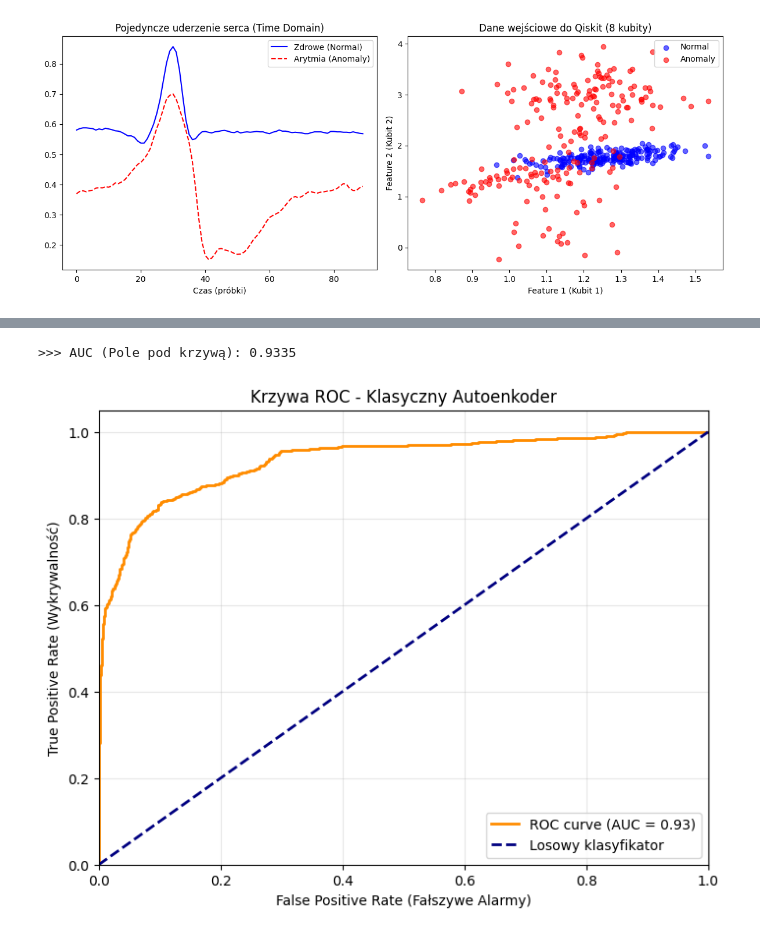
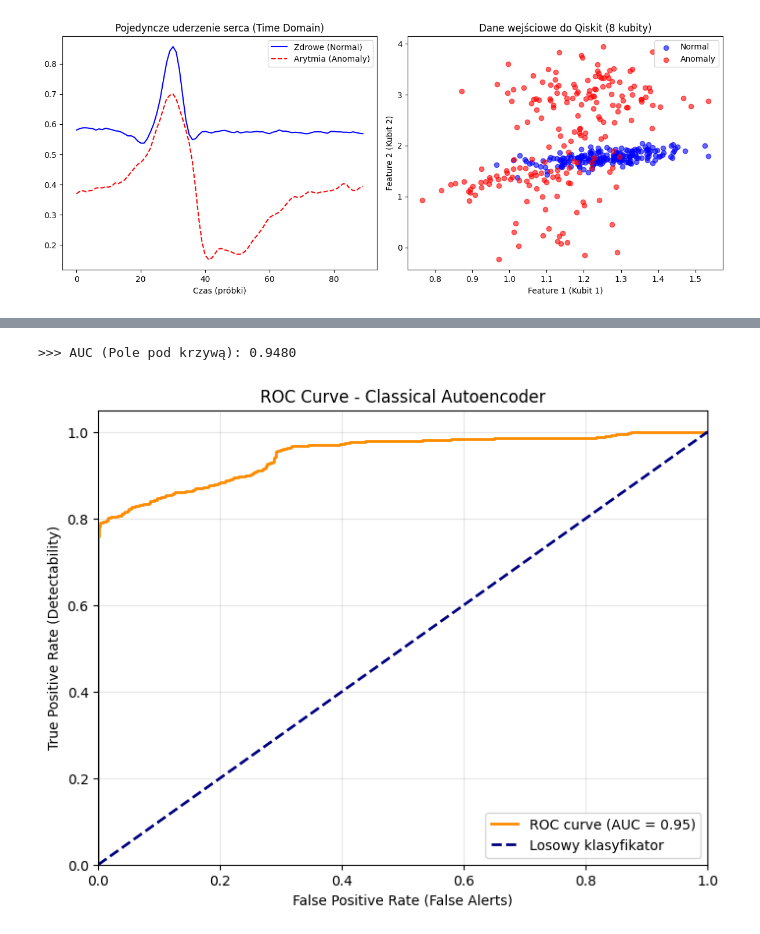
Before and after one commit to marcelbiezunski/quantum_ecg_autoencoder, a Jupyter notebook: autoencoder_baseline.ipynb, the cells around one changed output, grey strips where cells are left out. Saved outputs shown, nothing was run; the diff lists cells and outputs as text; code cells hidden in the pictures.

```diff
--- a/autoencoder_baseline.ipynb
+++ b/autoencoder_baseline.ipynb
@@ -233,15 +233,9 @@ GOTOWE! Możesz teraz uruchomić skrypt z Qiskit.
 >>> Generowanie wykresu kontrolnego...
 [figure]
 # %%
-import numpy as np
-import matplotlib.pyplot as plt
-import seaborn as sns
-from sklearn.neural_network import MLPRegressor
-from sklearn.metrics import accuracy_score, confusion_matrix
-
 # --- KONFIGURACJA (Taka sama jak w Quantum) ---
 INPUT_DIM = 8       # Odpowiednik 8 kubitów
-HIDDEN_DIM = 4      # Odpowiednik kompresji
+HIDDEN_DIM = 2      # Odpowiednik kompresji
 LIMIT_SAMPLES = 600 # Zmień na 100, 300, 600 w kolejnych testach
 
 print(f">>> START: KLASYCZNY AUTOENKODER (Input: {INPUT_DIM} -> Hidden: {HIDDEN_DIM} -> Output: {INPUT_DIM})")
@@ -299,10 +293,10 @@ mse_anomaly = get_reconstruction_error(test_anomaly)
 
 # 5. Wizualizacja Histogramu (Porównaj to z wykresem z IBM!)
 plt.figure(figsize=(10, 5))
-plt.hist(mse_normal, bins=30, alpha=0.7, color='blue', label='Zdrowe (Normal)', density=True)
-plt.hist(mse_anomaly, bins=30, alpha=0.7, color='red', label='Arytmia (Anomaly)', density=True)
-plt.title(f"Klasyczny Autoenkoder (8 neuronów -> 4 neurony)")
-plt.xlabel("Błąd Rekonstrukcji (MSE)")
+plt.hist(mse_normal, bins=30, alpha=0.7, color='blue', label='Healthy (Normal)', density=True)
+plt.hist(mse_anomaly, bins=30, alpha=0.7, color='red', label='Arrhythmia (Anomaly)', density=True)
+plt.title(f"Classical Autoencoder (8 neurons -> 4 neurons)")
+plt.xlabel("Reconstruction Error (MSE)")
 plt.legend()
 plt.grid(alpha=0.3)
 plt.savefig("classical_histogram.png")
@@ -339,8 +333,8 @@ print(f"    Dokładność (Accuracy): {acc:.2%}")
 # Macierz Pomyłek
 plt.figure(figsize=(5, 4))
 sns.heatmap(cm, annot=True, fmt='d', cmap='Greens', cbar=False,
-            xticklabels=['Pred: Zdrowe', 'Pred: Arytmia'],
-            yticklabels=['Prawda: Zdrowe', 'Prawda: Arytmia'])
+            xticklabels=['Prediction: Healthy', 'Prediction: Arrhythmia'],
+            yticklabels=['Actual: Healthy', 'Actual: Arrhythmia'])
 plt.title(f'Classical Confusion Matrix\nAcc: {acc:.1%}')
 plt.tight_layout()
 plt.savefig("classical_confusion_matrix.png")
@@ -361,8 +355,4 @@ plt.show()
 # %%
-from sklearn.metrics import roc_curve, auc
-import matplotlib.pyplot as plt
-import numpy as np
-
 # --- 1. Przygotowanie Danych do ROC ---
 # Musimy połączyć wyniki w jeden długi wektor
 y_scores = np.concatenate([mse_normal, mse_anomaly])
@@ -372,35 +362,35 @@ y_true = np.concatenate([np.zeros(len(mse_normal)), np.ones(len(mse_anomaly))])
 
 # --- 2. Obliczenie Krzywej ROC ---
 # Funkcja zwraca:
 # fpr = False Positive Rate (Ile razy fałszywie wszczęliśmy alarm)
 # tpr = True Positive Rate (Ile razy poprawnie wykryliśmy chorobę)
 fpr, tpr, thresholds = roc_curve(y_true, y_scores)
 
 # --- 3. Obliczenie AUC (Area Under Curve) ---
 # To jest ta jedna liczba, którą wpisujesz do tabelki (np. 0.95)
 roc_auc = auc(fpr, tpr)
 print(f">>> AUC (Pole pod krzywą): {roc_auc:.4f}")
 
 # --- 4. Rysowanie Wykresu ---
 plt.figure(figsize=(8, 6))
 
 # Rysujemy krzywą modelu
 plt.plot(fpr, tpr, color='darkorange', lw=2, label=f'ROC curve (AUC = {roc_auc:.2f})')
 
 # Rysujemy linię losowego zgadywania (przekątna)
 plt.plot([0, 1], [0, 1], color='navy', lw=2, linestyle='--', label='Losowy klasyfikator')
 
 # Upiększanie
 plt.xlim([0.0, 1.0])
 plt.ylim([0.0, 1.05])
-plt.xlabel('False Positive Rate (Fałszywe Alarmy)')
-plt.ylabel('True Positive Rate (Wykrywalność)')
-plt.title('Krzywa ROC - Klasyczny Autoenkoder')
+plt.xlabel('False Positive Rate (False Alerts)')
+plt.ylabel('True Positive Rate (Detectability)')
+plt.title('ROC Curve - Classical Autoencoder')
 plt.legend(loc="lower right")
 plt.grid(alpha=0.3)
 
 plt.savefig("classical_roc_curve.png")
 plt.show()
 # %% [output]
->>> AUC (Pole pod krzywą): 0.9335
+>>> AUC (Pole pod krzywą): 0.9480
-[figure, old version]
+[figure, new version]
```
Also changed, not shown: parts of 2 cells of this notebook, 9 other files.
